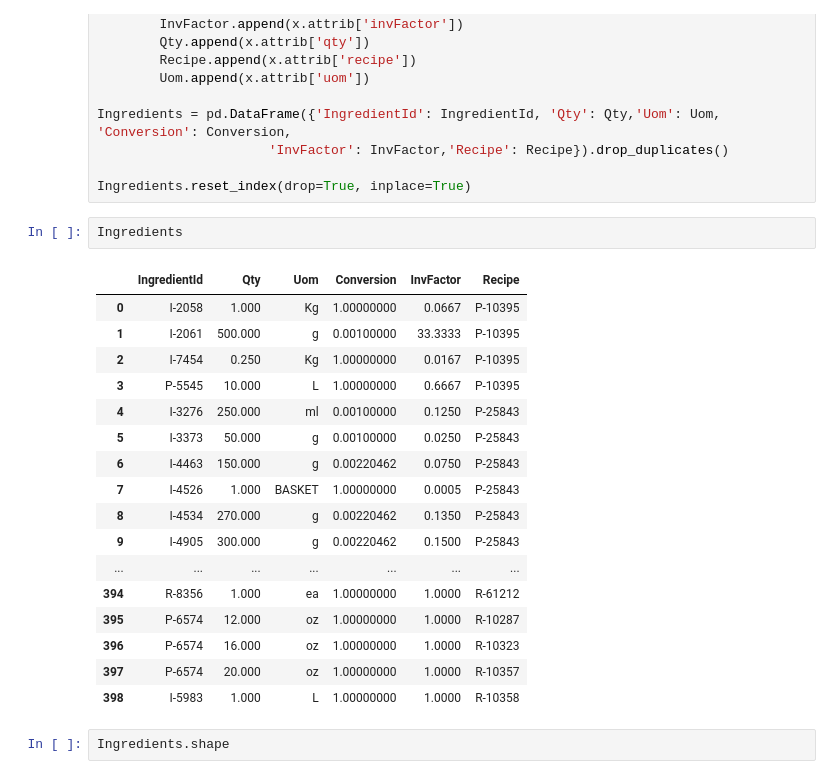
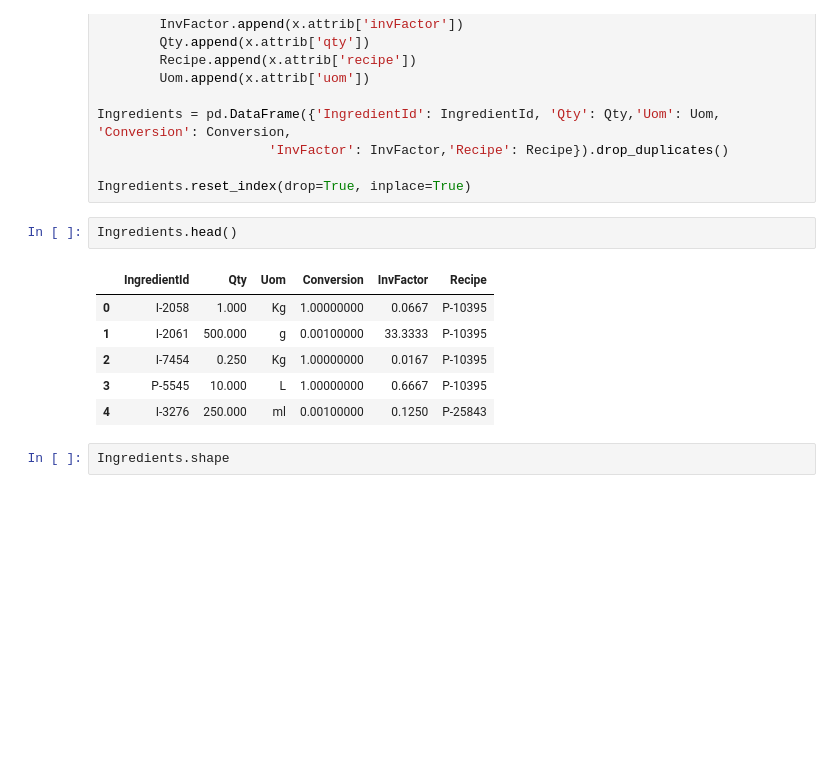
Before and after one commit to silviaaaaaaa/cffs-label, a Jupyter notebook: data analysis/ingre_analysis.ipynb, the cells around one changed output. Saved outputs shown, nothing was run; the diff lists cells and outputs as text; blank space fills up the shorter version.

```diff
--- a/data analysis/ingre_analysis.ipynb
+++ b/data analysis/ingre_analysis.ipynb
@@ -172,25 +161,14 @@ Ingredients = pd.DataFrame({'IngredientId': IngredientId, 'Qty': Qty,'Uom': Uom,
 
 Ingredients.reset_index(drop=True, inplace=True)
 # %%
-Ingredients
+Ingredients.head()
 # %% [output]
 |  | IngredientId | Qty | Uom | Conversion | InvFactor | Recipe |
 | 0 | I-2058 | 1.000 | Kg | 1.00000000 | 0.0667 | P-10395 |
 | 1 | I-2061 | 500.000 | g | 0.00100000 | 33.3333 | P-10395 |
 | 2 | I-7454 | 0.250 | Kg | 1.00000000 | 0.0167 | P-10395 |
 | 3 | P-5545 | 10.000 | L | 1.00000000 | 0.6667 | P-10395 |
 | 4 | I-3276 | 250.000 | ml | 0.00100000 | 0.1250 | P-25843 |
-| 5 | I-3373 | 50.000 | g | 0.00100000 | 0.0250 | P-25843 |
-| 6 | I-4463 | 150.000 | g | 0.00220462 | 0.0750 | P-25843 |
-| 7 | I-4526 | 1.000 | BASKET | 1.00000000 | 0.0005 | P-25843 |
-| 8 | I-4534 | 270.000 | g | 0.00220462 | 0.1350 | P-25843 |
-| 9 | I-4905 | 300.000 | g | 0.00220462 | 0.1500 | P-25843 |
-| ... | ... | ... | ... | ... | ... | ... |
-| 394 | R-8356 | 1.000 | ea | 1.00000000 | 1.0000 | R-61212 |
-| 395 | P-6574 | 12.000 | oz | 1.00000000 | 1.0000 | R-10287 |
-| 396 | P-6574 | 16.000 | oz | 1.00000000 | 1.0000 | R-10323 |
-| 397 | P-6574 | 20.000 | oz | 1.00000000 | 1.0000 | R-10357 |
-| 398 | I-5983 | 1.000 | L | 1.00000000 | 1.0000 | R-10358 |
 # %%
 Ingredients.shape
 # %% [output]
```
Also changed, not shown: parts of 12 cells of this notebook, 1 other file.
